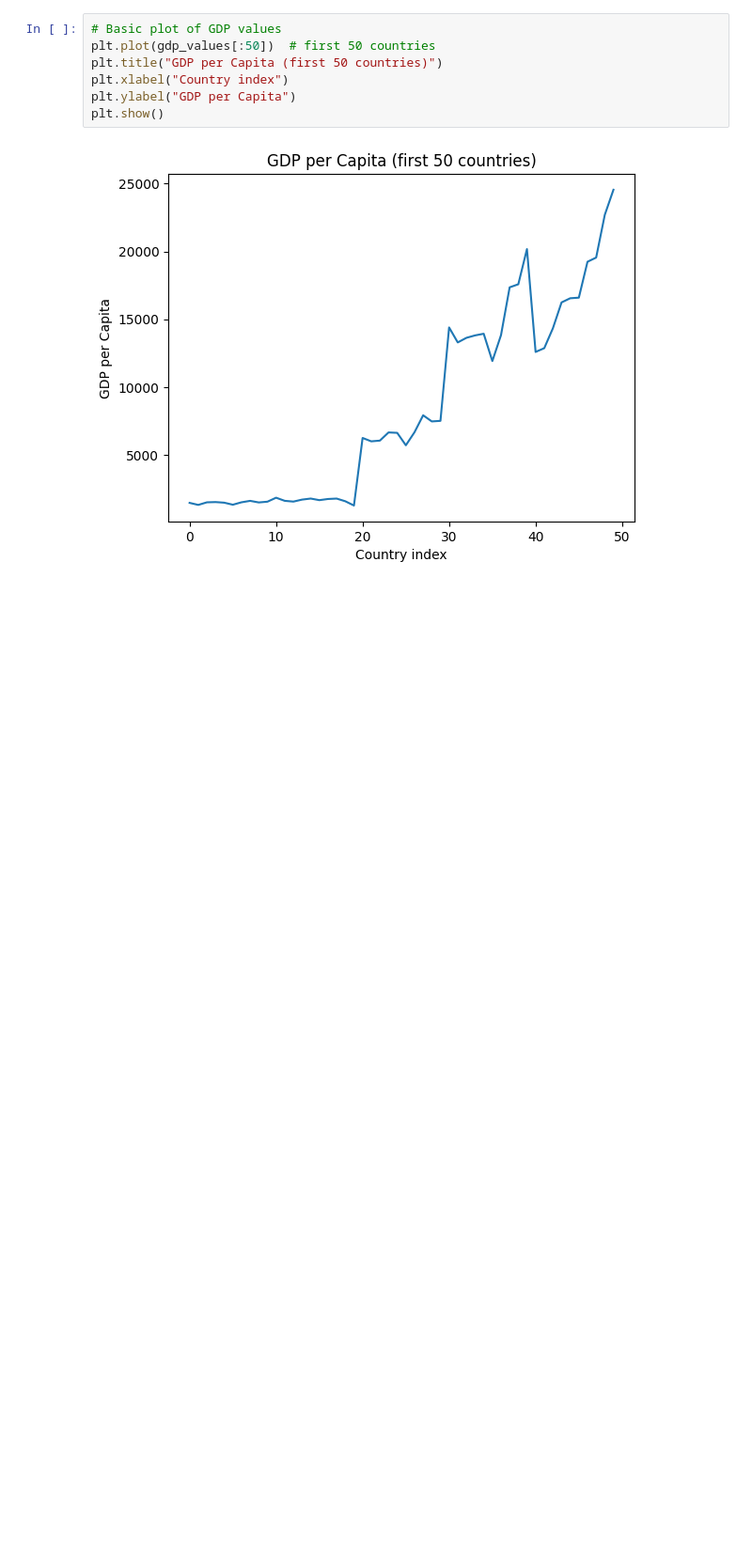
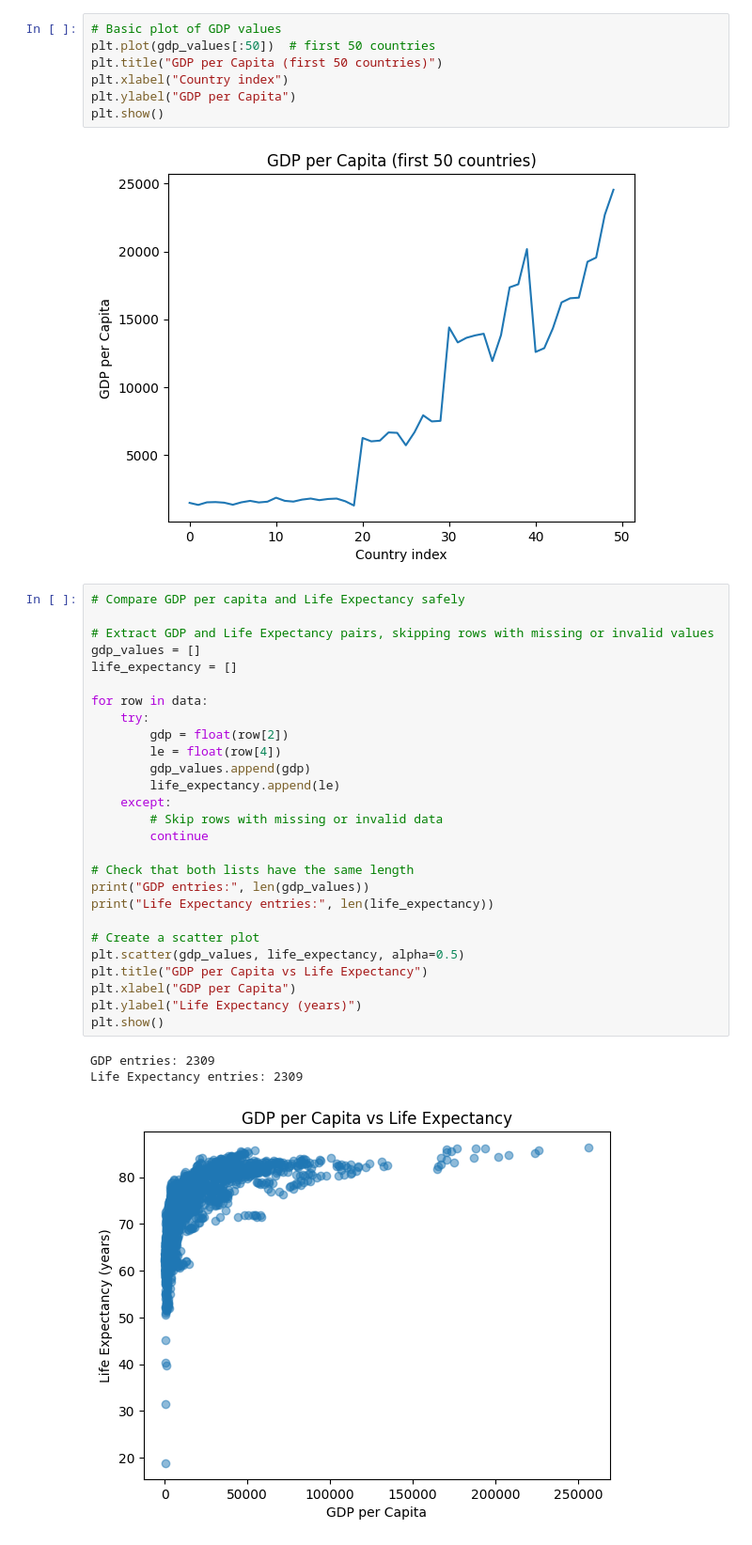
Before and after one commit to bracagliagiulia/wealth-of-nations-analysis, a Jupyter notebook: notebook/explore_healthcare_vs_economy.ipynb, the cells around one changed output. Shown: that part at 94% size. Drawn from its saved outputs; the diff is of its cells as text; blank space fills up the shorter version.

Commit message:
Add GDP vs Life Expectancy analysis and export

```diff
--- a/notebook/explore_healthcare_vs_economy.ipynb
+++ b/notebook/explore_healthcare_vs_economy.ipynb
@@ -56,3 +56,34 @@ plt.ylabel("GDP per Capita")
 plt.show()
 # %% [output]
 [figure]
+# %%
+# Compare GDP per capita and Life Expectancy safely
+
+# Extract GDP and Life Expectancy pairs, skipping rows with missing or invalid values
+gdp_values = []
+life_expectancy = []
+
+for row in data:
+    try:
+        gdp = float(row[2])
+        le = float(row[4])
+        gdp_values.append(gdp)
+        life_expectancy.append(le)
+    except:
+        # Skip rows with missing or invalid data
+        continue
+
+# Check that both lists have the same length
+print("GDP entries:", len(gdp_values))
+print("Life Expectancy entries:", len(life_expectancy))
+
+# Create a scatter plot
+plt.scatter(gdp_values, life_expectancy, alpha=0.5)
+plt.title("GDP per Capita vs Life Expectancy")
+plt.xlabel("GDP per Capita")
+plt.ylabel("Life Expectancy (years)")
+plt.show()
+# %% [output]
+GDP entries: 2309
+Life Expectancy entries: 2309
+[figure, added]
```
Also changed, not shown: parts of 1 cell of this notebook.
